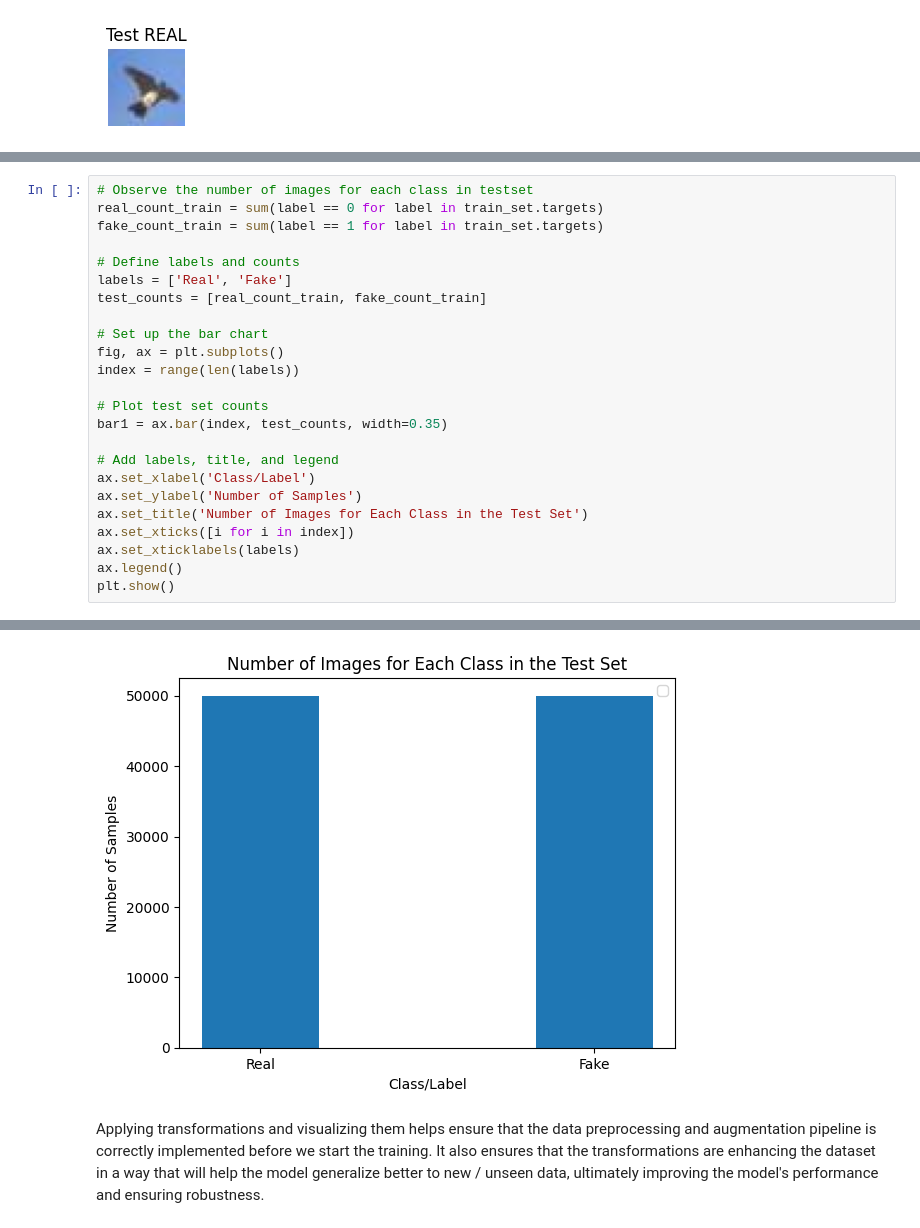
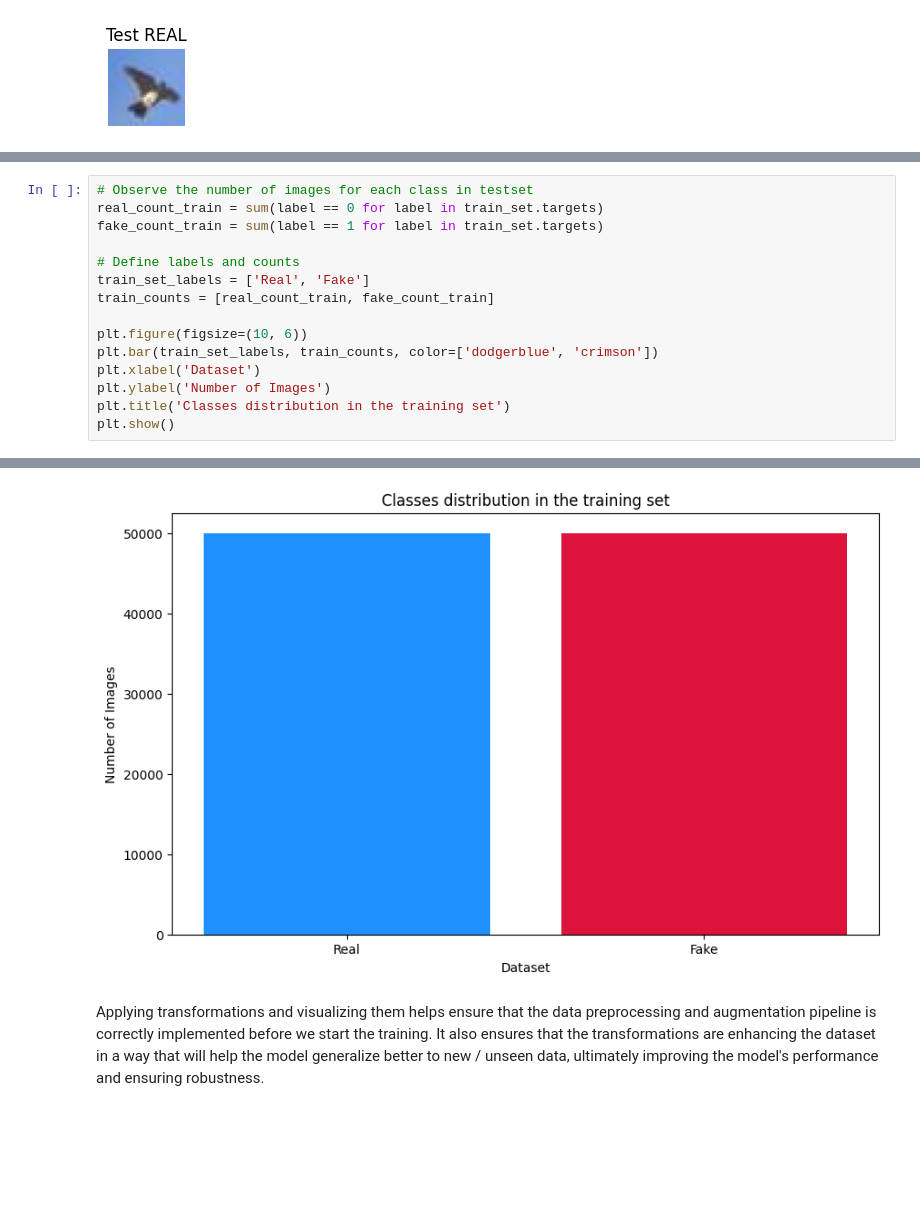
Before and after one commit to stefsyrsiri/synthetic-image-detection, a Jupyter notebook: report.ipynb, the cells around one changed output, grey strips where cells are left out. Saved outputs shown, nothing was run; the diff lists cells and outputs as text; blank space fills up the shorter version.

```diff
--- a/report.ipynb
+++ b/report.ipynb
@@ -157,22 +153,13 @@ real_count_train = sum(label == 0 for label in train_set.targets)
 fake_count_train = sum(label == 1 for label in train_set.targets)
 
 # Define labels and counts
-labels = ['Real', 'Fake']
-test_counts = [real_count_train, fake_count_train]
+train_set_labels = ['Real', 'Fake']
+train_counts = [real_count_train, fake_count_train]
 
-# Set up the bar chart
-fig, ax = plt.subplots()
-index = range(len(labels))
-
-# Plot test set counts
-bar1 = ax.bar(index, test_counts, width=0.35)
-
-# Add labels, title, and legend
-ax.set_xlabel('Class/Label')
-ax.set_ylabel('Number of Samples')
-ax.set_title('Number of Images for Each Class in the Test Set')
-ax.set_xticks([i for i in index])
-ax.set_xticklabels(labels)
-ax.legend()
+plt.figure(figsize=(10, 6))
+plt.bar(train_set_labels, train_counts, color=['dodgerblue', 'crimson'])
+plt.xlabel('Dataset')
+plt.ylabel('Number of Images')
+plt.title('Classes distribution in the training set')
 plt.show()
 # %% [output]
@@ -180,4 +166,4 @@ WARNING:matplotlib.legend:No artists with labels found to put in legend.  Note t
-[figure, old version]
+[figure, new version]
 # %% [markdown]
 Applying transformations and visualizing them helps ensure that the data preprocessing and augmentation pipeline is correctly implemented before we start the training.
 It also ensures that the transformations are enhancing the dataset in a way that will help the model generalize better to new / unseen data,
```
Also changed, not shown: parts of 16 cells of this notebook.
